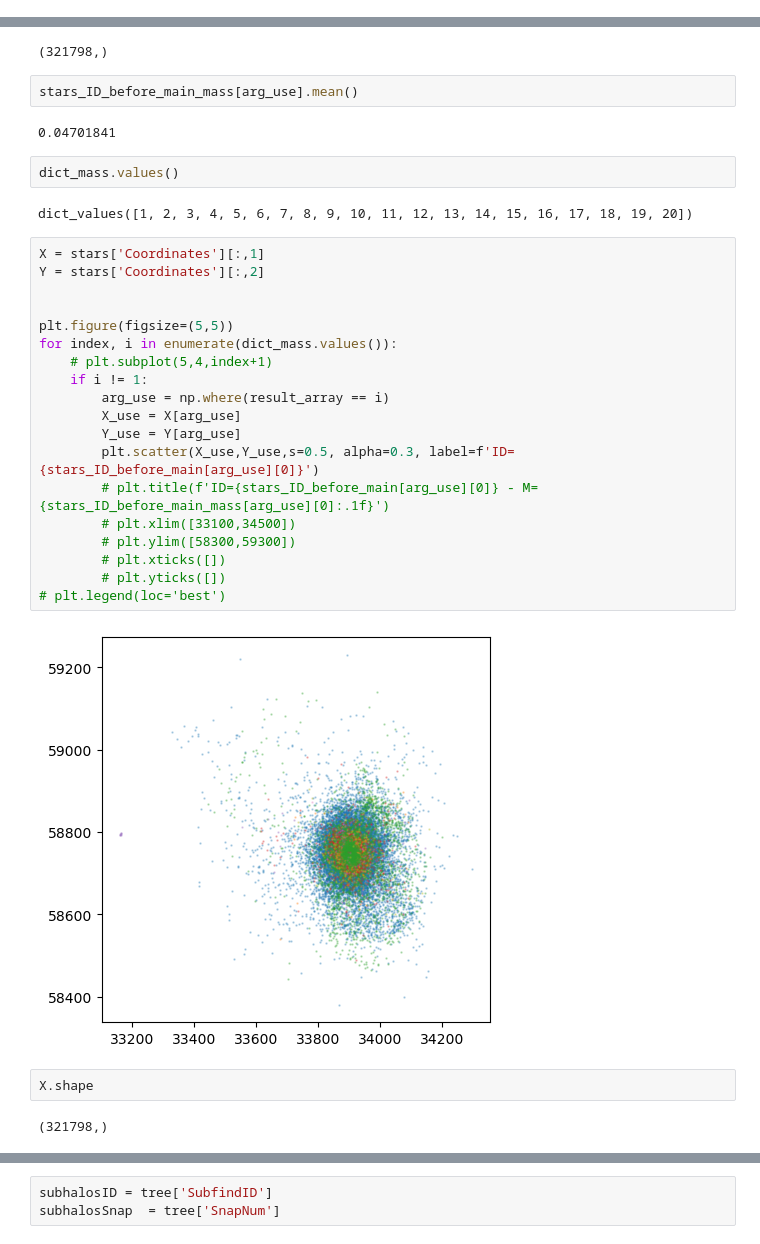
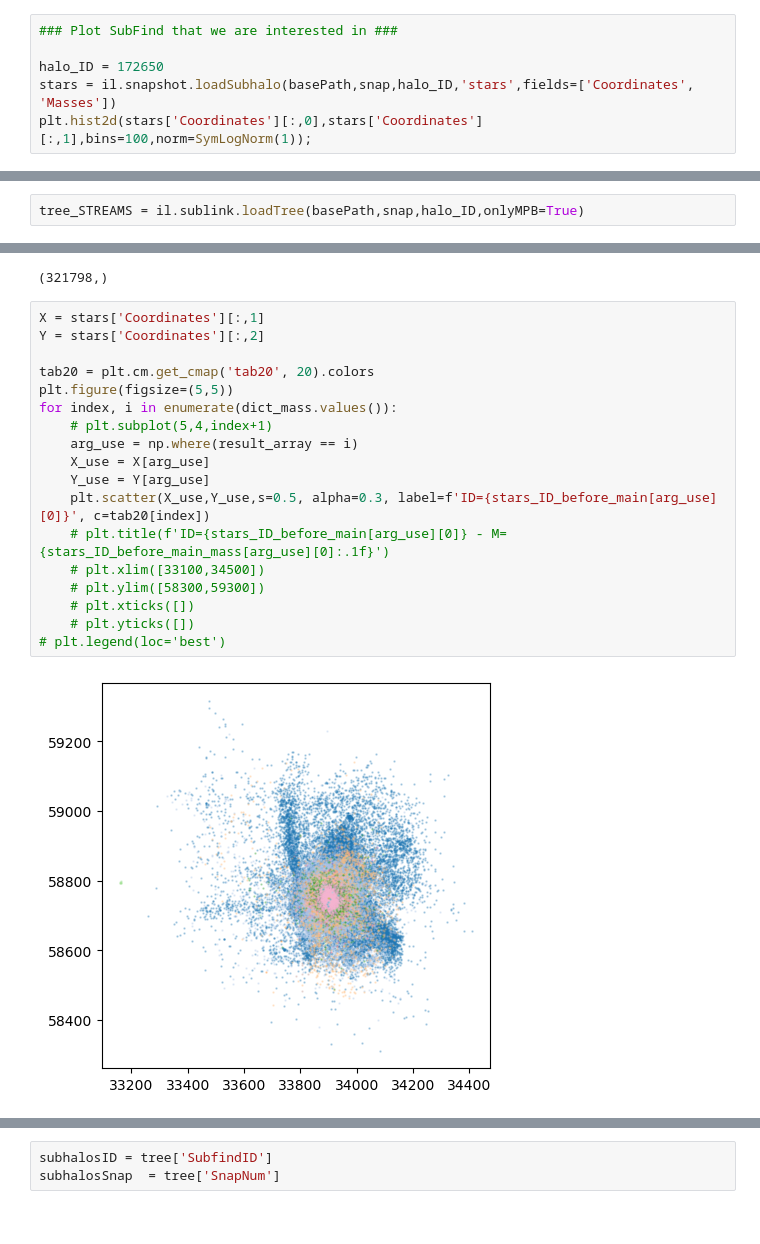
Before and after one commit to David-Chemaly/Stream_Finder, a Jupyter notebook: IllustrisHub.ipynb, the cells around one changed output, grey strips where cells are left out. Saved outputs shown, nothing was run; the diff lists cells and outputs as text.

Commit message:
working on plotting mask of mergers

```diff
--- a/IllustrisHub.ipynb
+++ b/IllustrisHub.ipynb
@@ -14,3 +25,9 @@ snap = 99
 halo_ID = 239993
 tree = il.sublink.loadTree(basePath,snap,halo_ID)
 tree_main = il.sublink.loadTree(basePath,snap,halo_ID,onlyMPB=True)
+# %%
+### Plot SubFind that we are interested in ###
+
+halo_ID = 172650
+stars = il.snapshot.loadSubhalo(basePath,snap,halo_ID,'stars',fields=['Coordinates', 'Masses'])
+plt.hist2d(stars['Coordinates'][:,0],stars['Coordinates'][:,1],bins=100,norm=SymLogNorm(1));
@@ -16,0 +36,2 @@ tree_main = il.sublink.loadTree(basePath,snap,halo_ID,onlyMPB=True)
+# %%
+tree_STREAMS = il.sublink.loadTree(basePath,snap,halo_ID,onlyMPB=True)
@@ -73,36 +102,23 @@ stars  = il.snapshot.loadSubhalo(basePath,snap, halo_ID, 'stars', fields=fields)
 stars_ID_before_main_mass.shape
 # %% [output]
 (321798,)
-# %%
-stars_ID_before_main_mass[arg_use].mean()
-# %% [output]
-0.04701841
-# %%
-dict_mass.values()
-# %% [output]
-dict_values([1, 2, 3, 4, 5, 6, 7, 8, 9, 10, 11, 12, 13, 14, 15, 16, 17, 18, 19, 20])
 # %%
 X = stars['Coordinates'][:,1]
 Y = stars['Coordinates'][:,2]
 
-
+tab20 = plt.cm.get_cmap('tab20', 20).colors
 plt.figure(figsize=(5,5))
 for index, i in enumerate(dict_mass.values()):
     # plt.subplot(5,4,index+1)
-    if i != 1:
-        arg_use = np.where(result_array == i)
-        X_use = X[arg_use]
-        Y_use = Y[arg_use]
-        plt.scatter(X_use,Y_use,s=0.5, alpha=0.3, label=f'ID={stars_ID_before_main[arg_use][0]}')
-        # plt.title(f'ID={stars_ID_before_main[arg_use][0]} - M={stars_ID_before_main_mass[arg_use][0]:.1f}')
-        # plt.xlim([33100,34500])
-        # plt.ylim([58300,59300])
-        # plt.xticks([])
-        # plt.yticks([])
+    arg_use = np.where(result_array == i)
+    X_use = X[arg_use]
+    Y_use = Y[arg_use]
+    plt.scatter(X_use,Y_use,s=0.5, alpha=0.3, label=f'ID={stars_ID_before_main[arg_use][0]}', c=tab20[index])
+    # plt.title(f'ID={stars_ID_before_main[arg_use][0]} - M={stars_ID_before_main_mass[arg_use][0]:.1f}')
+    # plt.xlim([33100,34500])
+    # plt.ylim([58300,59300])
+    # plt.xticks([])
+    # plt.yticks([])
 # plt.legend(loc='best')
 # %% [output]
-[figure, old version]
+[figure, new version]
-# %%
-X.shape
-# %% [output]
-(321798,)
```
Also changed, not shown: parts of 7 cells of this notebook, 3 other files.
